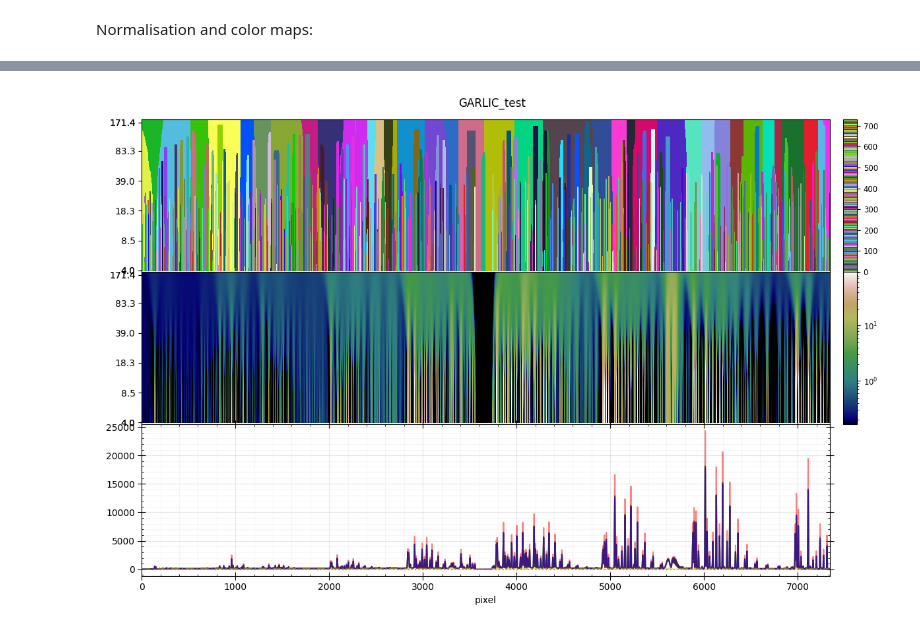
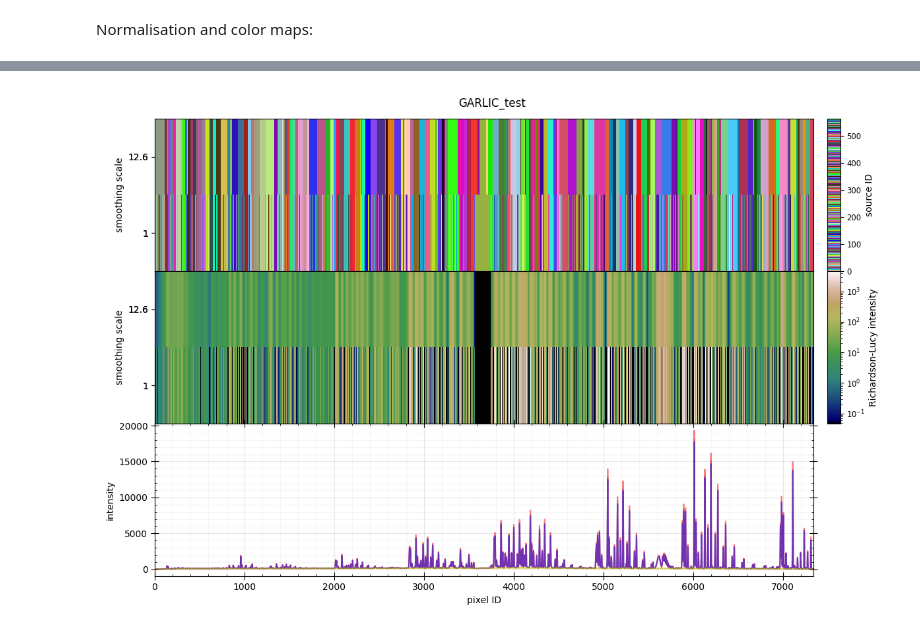
Before and after one commit to paranoya/image-processing, a Jupyter notebook: GARLIC-1D.ipynb, the cells around one changed output, grey strips where cells are left out. Drawn from its saved outputs; the diff is of its cells as text; code cells hidden in the pictures.

```diff
--- a/GARLIC-1D.ipynb
+++ b/GARLIC-1D.ipynb
@@ -152,6 +109,9 @@ for i, radius in enumerate(smoothing_radii):
 # %% [markdown]
 # 3. Source finding
 # %%
+#smoothing_radii = np.array([1, np.sqrt(compact_scale), compact_scale])
+smoothing_radii = np.array([1, compact_scale])
+n_radii = smoothing_radii.size
 importlib.reload(scripts.multiscale_RL)
-boosted_sources, mRL_sources = scripts.multiscale_RL.run(data-np.interp(np.arange(data.size), original_pixel, background), smoothing_radii, resolution_boost, residual_accuracy, max_iter)
+boosted_sources, mRL = scripts.multiscale_RL.run((data-background).clip(min=0), smoothing_radii)
 # %% [output]
@@ -169,7 +129,7 @@ Multiscale Richardson-Lucy deconvolution (8.73 s)
 # %%
-mRL_estimate = background.copy()
+mRL_estimate = np.zeros_like(boosted_sources)
 for i, radius in enumerate(smoothing_radii):
-    mRL_estimate += ndimage.gaussian_filter(mRL_sources[i], radius)
-rms_residual = np.std(boosted_data - mRL_estimate)
+    mRL_estimate += ndimage.gaussian_filter(mRL[i], radius)
+rms_residual = np.std(boosted_sources - mRL_estimate)
 print(rms_residual, np.nanstd(mRL_estimate.flat[1:]-mRL_estimate.flat[:-1])/np.sqrt(2), np.nanstd(data.flat[1:]-data.flat[:-1])/np.sqrt(2))
 # %% [output]
@@ -179,5 +139,5 @@ print(rms_residual, np.nanstd(mRL_estimate.flat[1:]-mRL_estimate.flat[:-1])/np.s
 # %%
 importlib.reload(scripts.sort_data)
 #argsorted_data, n_valid = scripts.sort_data.run(RL.ravel())
-argsorted_data, n_valid = scripts.sort_data.run(mRL_sources.ravel())
+argsorted_data, n_valid = scripts.sort_data.run(mRL.ravel())
 # %% [output]
@@ -186,6 +146,6 @@ Sorted 2936400 finite measurements in ascending order (0.317 s)
 importlib.reload(scripts.HOT)
 sorted_strides = np.hstack([np.sort(mRL.strides)//mRL.itemsize, mRL.size]) # DIRTY HACK when testig particles at the boundary
 t0 = time()
-HOT_labels, HOT_catalog = scripts.HOT.run(mRL_sources, argsorted_data, sorted_strides)
+HOT_labels, HOT_catalog = scripts.HOT.run(mRL, argsorted_data, sorted_strides)
 print(f'     {time()-t0:.3g} seconds')
 # %% [output]
@@ -242,55 +202,65 @@ fig.set_tight_layout(True)
 ax = axes[0, 0]
 #im = ax.imshow(label[np.newaxis, :],
 im = ax.imshow(HOT_labels,
-               extent = (original_pixel[0], original_pixel[-1], -.5, n_radii+.5),
                interpolation='nearest', origin='lower', cmap=label_cmap, norm=label_norm,
               )
 ax.set_aspect('auto')
-ax.set_ylim(-1, n_radii+1)
-ticks = np.array(ax.get_yticks(), dtype=int).clip(0, n_radii-1)
+ax.set_ylabel('smoothing scale')
+#ax.set_ylim(-1, n_radii+1)
+ticks = np.array(ax.get_yticks(), dtype=int)#.clip(0, n_radii-1)
 ax.set_yticks(ticks)
-ax.set_yticklabels([f'{radius:.1f}' for radius in smoothing_radii[ticks]])
+ax.set_yticklabels([f'{radius:.3g}' for radius in smoothing_radii[ticks]])
 cb = plt.colorbar(im, cax=axes[0, 1], orientation='vertical', shrink=.9)
 cb.ax.tick_params(labelsize='small')
+cb.ax.set_ylabel('source ID')
 
 
 ax = axes[1, 0]
-im = ax.imshow(mRL_sources,
-               extent = (original_pixel[0], original_pixel[-1], -.5, n_radii+.5),
+im = ax.imshow(mRL,
                interpolation='nearest', origin='lower', cmap=mRL_cmap, norm=mRL_norm,
               )
 ax.set_aspect('auto')
-ax.set_ylim(-1, n_radii+1)
-ticks = np.array(ax.get_yticks(), dtype=int).clip(0, n_radii-1)
+ax.set_ylabel('smoothing scale')
+#ax.set_ylim(-1, n_radii+1)
+ticks = np.array(ax.get_yticks(), dtype=int)#.clip(0, n_radii-1)
 ax.set_yticks(ticks)
-ax.set_yticklabels([f'{radius:.1f}' for radius in smoothing_radii[ticks]])
+ax.set_yticklabels([f'{radius:.3g}' for radius in smoothing_radii[ticks]])
 cb = plt.colorbar(im, cax=axes[1, 1], orientation='vertical', shrink=.9)
 cb.ax.tick_params(labelsize='small')
-
+cb.ax.set_ylabel('Richardson-Lucy intensity')
 
 ax = axes[2, 0]
+ax.set_ylabel('intensity')
 ax.xaxis.set_minor_locator(AutoMinorLocator())
 ax.yaxis.set_minor_locator(AutoMinorLocator())
 ax.tick_params(which='both', bottom=True, top=True, left=True, right=True)
 ax.tick_params(which='major', direction='inout', length=8, grid_alpha=.3)
 ax.tick_params(which='minor', direction='in', length=2, grid_alpha=.1)
 ax.grid(True, which='both')
 
-ax.plot(true_spectrum, 'g-')
+#ax.plot(true_spectrum, 'g-')
 ax.plot(data, 'k-', alpha=.2)
-ax.axhline(data_offset, c='r', ls=':', alpha=.5)
-ax.plot(original_pixel, np.sum(mRL, axis=0) + data_offset, 'r-', alpha=.5)
-ax.plot(original_pixel, mRL_estimate, 'b-', alpha=.5)
-ax.plot(original_pixel, background, 'y-.', alpha=.5)
+#ax.axhline(data_offset, c='r', ls=':', alpha=.5)
+ax.plot(np.sum(mRL, axis=0) + background, 'r-', alpha=.5)
+ax.plot(mRL_estimate + background, 'b-', alpha=.5)
+ax.plot(background, 'y-', alpha=.5)
+ax.plot(background + residual_above_bg, 'y:', alpha=.5)
+ax.fill_between(np.arange(data.size), background, background+2*residual_above_bg, color='y', alpha=.1)
+
+#ax.plot(original_pixel, ndimage.gaussian_filter(mRL[-1], smoothing_radii[-1])+data_offset, 'y--', alpha=.5)
+#ax.plot(original_pixel, ndimage.gaussian_filter(mRL[0], smoothing_radii[0])+data_offset, 'g-', alpha=.5)
+#ax.plot(original_pixel, 2*ndimage.gaussian_filter(mRL[-1], smoothing_radii[-1])+data_offset, 'y-', alpha=.5)
 
 
-ax.set_xlabel('pixel')
+ax.set_xlabel('pixel ID')
 #ax.set_xlim(5900, 6300)
+#ax.set_ylim(-10, 300)
+#ax.set_ylim(np.min(background)*.9, np.max(background+2*residual_above_bg)*1.1)
 
 axes[2, 1].axis('off')
 plt.show()
 # %% [output]
-[figure, old version]
+[figure, new version]
 # %%
 def get_mRL_inpaint(mRL, labels, target):
 
```
Also changed, not shown: parts of 20 cells of this notebook, 2 other files.
